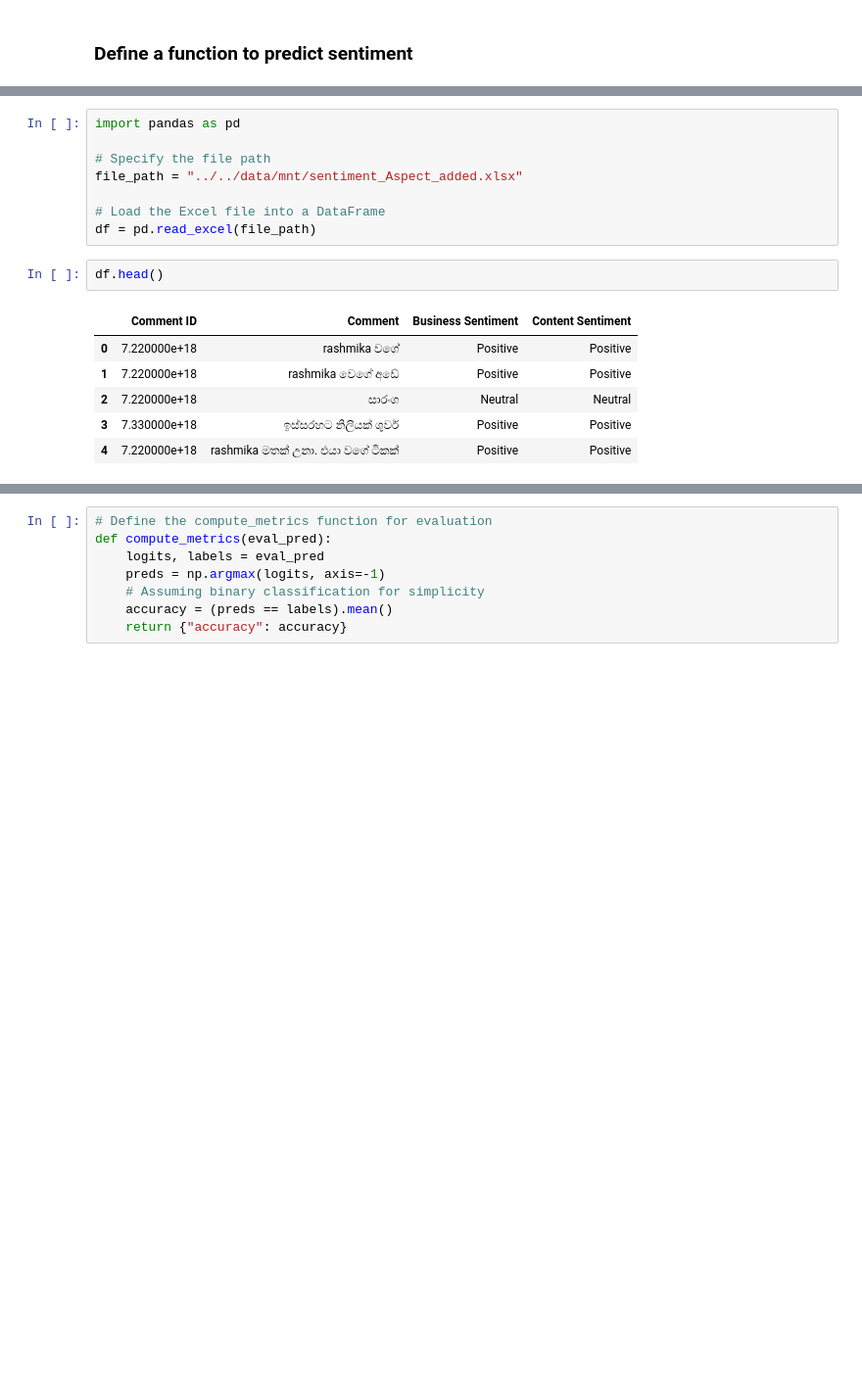
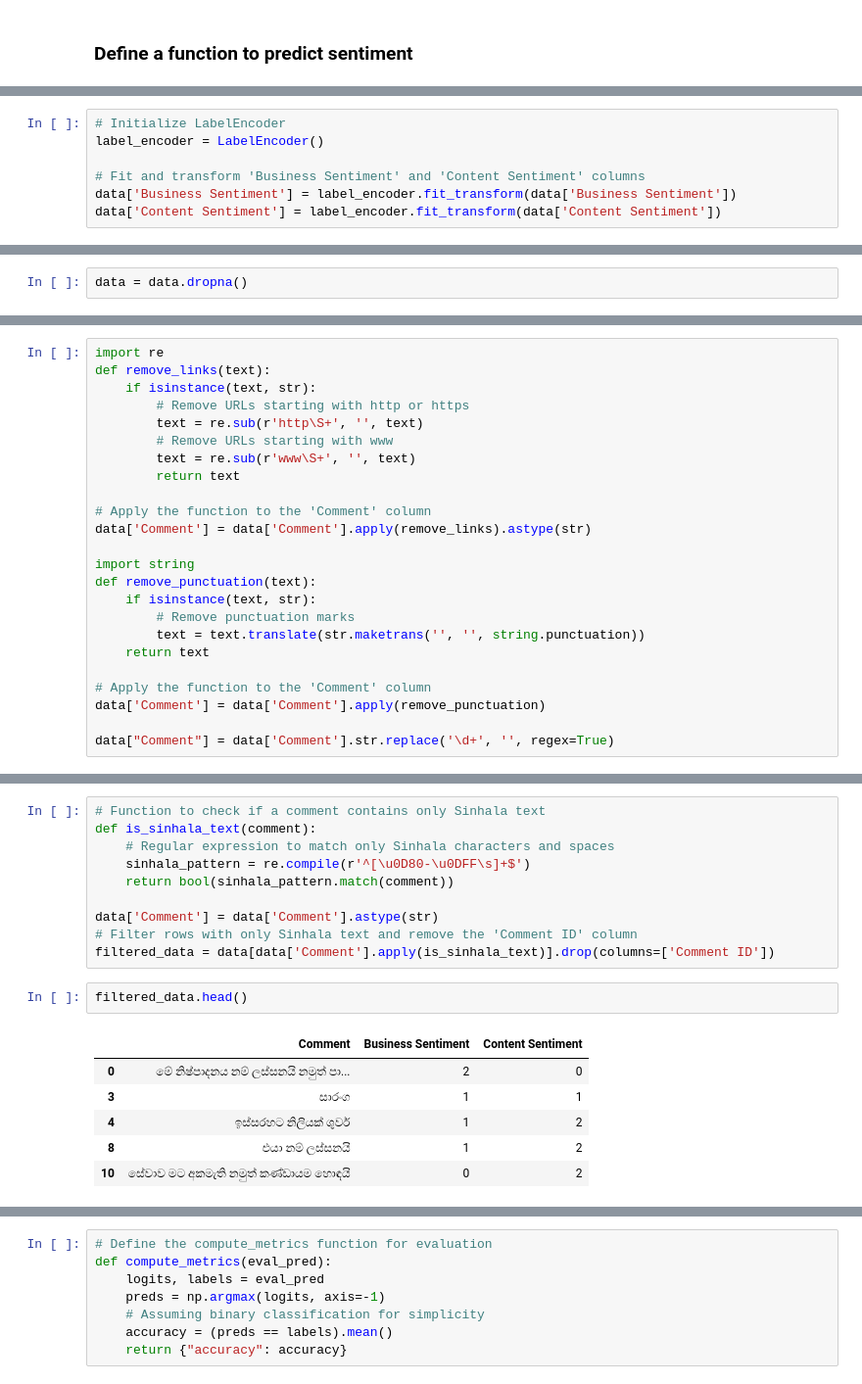
Before and after one commit to 17Envision/FYP-Research, a Jupyter notebook: notebooks/AB_Sentiment_Analysis/sentiment_analysiss.ipynb, the cells around one changed output, grey strips where cells are left out. Shown at 98% size. Cells and saved outputs as stored; diff of their text form; blank space fills up the shorter version.

```diff
--- a/notebooks/AB_Sentiment_Analysis/sentiment_analysiss.ipynb
+++ b/notebooks/AB_Sentiment_Analysis/sentiment_analysiss.ipynb
@@ -369,0 +214,7 @@ Note: you may need to restart the kernel to use updated packages.
+# %%
+# Initialize LabelEncoder
+label_encoder = LabelEncoder()
+
+# Fit and transform 'Business Sentiment' and 'Content Sentiment' columns
+data['Business Sentiment'] = label_encoder.fit_transform(data['Business Sentiment'])
+data['Content Sentiment'] = label_encoder.fit_transform(data['Content Sentiment'])
@@ -369,0 +240,2 @@ Note: you may need to restart the kernel to use updated packages.
+# %%
+data = data.dropna()
@@ -370,3 +264,27 @@ Note: you may need to restart the kernel to use updated packages.
+# %%
+import re
+def remove_links(text):
+    if isinstance(text, str):
+        # Remove URLs starting with http or https
+        text = re.sub(r'http\S+', '', text)
+        # Remove URLs starting with www
+        text = re.sub(r'www\S+', '', text)
+        return text
+
+# Apply the function to the 'Comment' column
+data['Comment'] = data['Comment'].apply(remove_links).astype(str)
+
+import string
+def remove_punctuation(text):
+    if isinstance(text, str):
+        # Remove punctuation marks
+        text = text.translate(str.maketrans('', '', string.punctuation))
+    return text
+
+# Apply the function to the 'Comment' column
+data['Comment'] = data['Comment'].apply(remove_punctuation)
+
+data["Comment"] = data['Comment'].str.replace('\d+', '', regex=True)
 # %%
 data.head()
 # %% [output]
@@ -379,18 +297,20 @@ data.head()
-# %%
-import pandas as pd
-
-# Specify the file path
-file_path = "../../data/mnt/sentiment_Aspect_added.xlsx"
-
-# Load the Excel file into a DataFrame
-df = pd.read_excel(file_path)
+# %%
+# Function to check if a comment contains only Sinhala text
+def is_sinhala_text(comment):
+    # Regular expression to match only Sinhala characters and spaces
+    sinhala_pattern = re.compile(r'^[\u0D80-\u0DFF\s]+$')
+    return bool(sinhala_pattern.match(comment))
+
+data['Comment'] = data['Comment'].astype(str)
+# Filter rows with only Sinhala text and remove the 'Comment ID' column
+filtered_data = data[data['Comment'].apply(is_sinhala_text)].drop(columns=['Comment ID'])
 # %%
-df.head()
+filtered_data.head()
 # %% [output]
-|  | Comment ID | Comment | Business Sentiment | Content Sentiment |
-| 0 | 7.220000e+18 | rashmika වගේ | Positive | Positive |
-| 1 | 7.220000e+18 | rashmika වෙගේ අඩේ | Positive | Positive |
-| 2 | 7.220000e+18 | සාරංග | Neutral | Neutral |
-| 3 | 7.330000e+18 | ඉස්සරහට නිලියක් ශුවර් | Positive | Positive |
-| 4 | 7.220000e+18 | rashmika මතක් උනා. එයා වගේ ටිකක් | Positive | Positive |
+|  | Comment | Business Sentiment | Content Sentiment |
+| 0 | මේ නිෂ්පාදනය නම් ලස්සනයි නමුත් පා... | 2 | 0 |
+| 3 | සාරංග | 1 | 1 |
+| 4 | ඉස්සරහට නිලියක් ශුවර් | 1 | 2 |
+| 8 | එයා නම් ලස්සනයි | 1 | 2 |
+| 10 | සේවාව මට අකමැති නමුත් කණ්ඩායම හොඳයි | 0 | 2 |
 # %%
```
Also changed, not shown: parts of 97 cells of this notebook, 4 other files.
